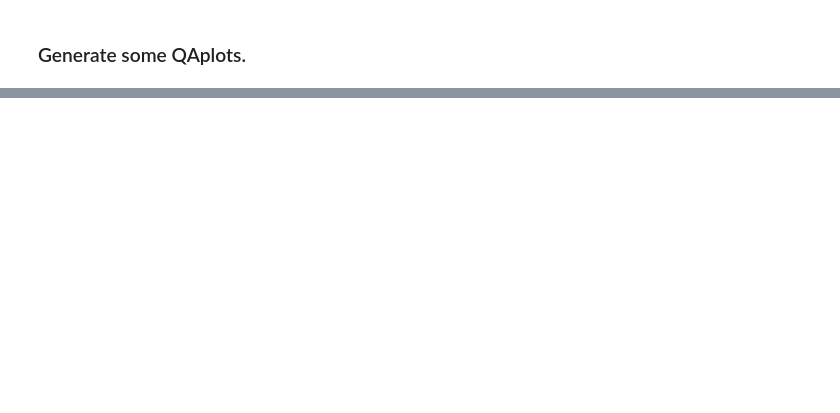
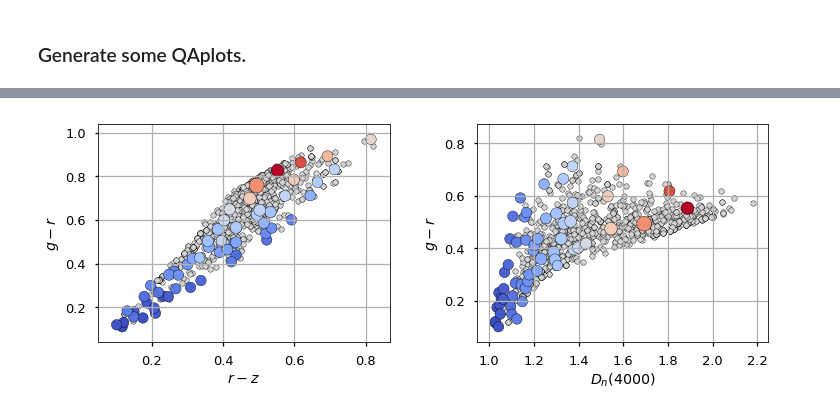
Before and after one commit to desihub/desisim, a Jupyter notebook: doc/nb/bgs-archetypes.ipynb, the cells around one changed output, grey strips where cells are left out. Cells and saved outputs as stored; diff of their text form; code cells hidden in the pictures; blank space fills up the shorter version.

```diff
--- a/doc/nb/bgs-archetypes.ipynb
+++ b/doc/nb/bgs-archetypes.ipynb
@@ -283,24 +322,26 @@ def qa_colorcolor():
     rz = -2.5 * np.log10(meta['FLUX_R'] / meta['FLUX_Z'])
     d4000 = meta['D4000']
 
-    size = 150*(1+(resp - resp.min()) / resp.ptp())
-    shade = (d4000[iarch] - d4000[iarch].min()) / d4000[iarch].ptp()
-    col = plt.cm.coolwarm(shade)
-    for dd1, gr1, rz1, r1, sz in zip(d4000[iarch], gr[iarch], rz[iarch], resp, size):
-        print(dd1, gr1, rz1, r1, sz)
+    size, col = _markers()
 
-    fig, (ax1, ax2) = plt.subplots(1, 2, figsize=(10, 4))
-    ax1.scatter(rz, gr, s=30, c='lightgray', edgecolor=None)
-    ax1.scatter(rz[iarch], gr[iarch], c=col, marker='o', s=size, alpha=0.75)
-    ax1.set_xlabel('r - z')
-    ax1.set_ylabel('g - r')
+    fig, (ax1, ax2) = plt.subplots(1, 2, figsize=(12, 4))
+    ax1.scatter(rz, gr, s=30, c='lightgray', edgecolor='k')
+    ax1.scatter(rz[iarch], gr[iarch], c=col, marker='o', s=size,
+                alpha=1, edgecolor='k')
+    ax1.set_xlabel(r'$r - z$')
+    ax1.set_ylabel(r'$g - r$')
     ax1.grid(True)
 
-    ax2.scatter(d4000[iarch], resp, s=30, facecolor='lightgray', edgecolor=None)
-    #ax2.scatter(d4000[iarch], gr[iarch], c=col, marker='o', s=size, alpha=0.75)
+    ax2.scatter(d4000, rz, s=30, c='lightgray', edgecolor='k')
+    ax2.scatter(d4000[iarch], rz[iarch], c=col, marker='o', s=size,
+                alpha=1, edgecolor='k')
     ax2.set_xlabel('$D_{n}(4000)$')
-    ax2.set_ylabel('$log_{10}$ EW([O II] ($\AA$)')
+    ax2.set_ylabel(r'$g - r$')
     ax2.grid(True)
 
     fig.subplots_adjust(wspace=0.3)
+# %%
+qa_colorcolor()
+# %% [output]
+[figure, added]
 # %%
```
Also changed, not shown: parts of 43 cells of this notebook, 1 other file.
